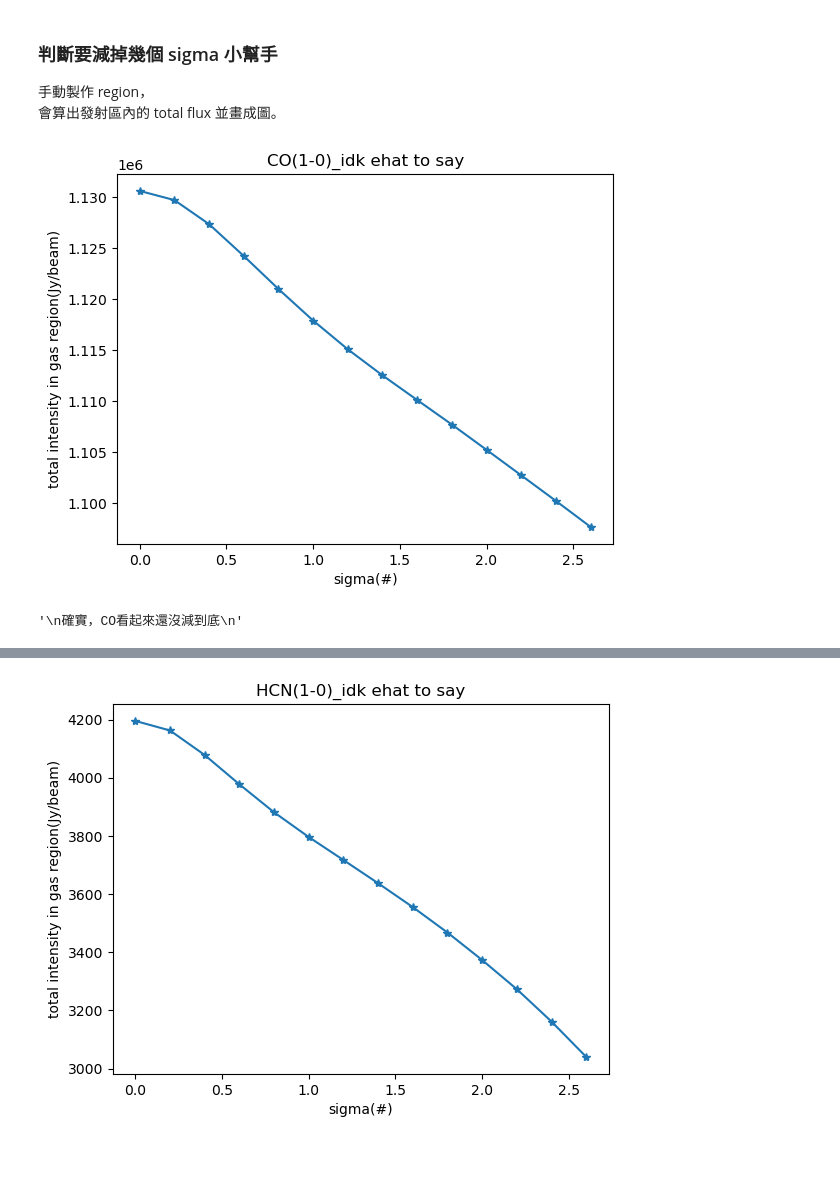
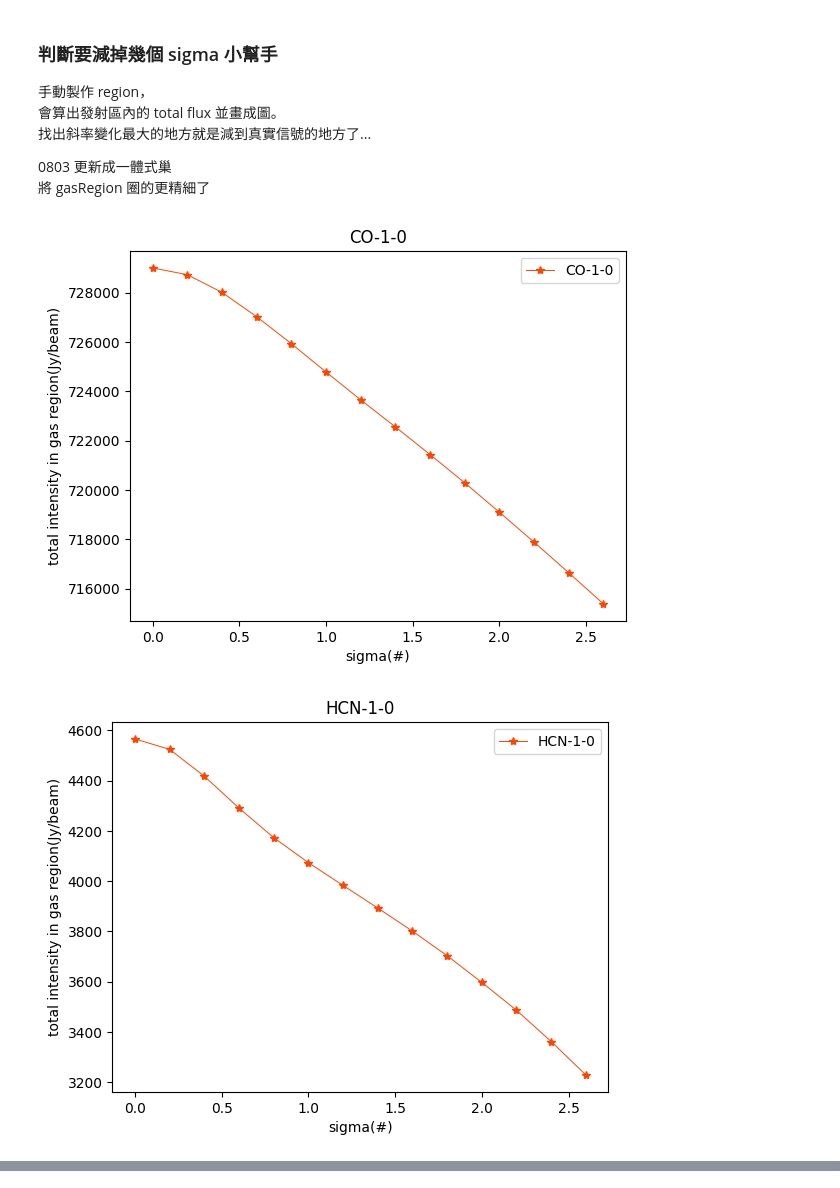
Before and after one commit to aqingo3o/Hello-Circinus, a Jupyter notebook: mom0_smoothFirst/py_how-many_sigma.ipynb, the cells around one changed output, grey strips where cells are left out. Saved outputs shown, nothing was run; the diff lists cells and outputs as text; code cells hidden in the pictures; blank space fills up the shorter version.

Commit message:
upgrade
0803 更新成一體式巢
將 gasRegion 圈的更精細了

加入一些美麗顏色，雖然之後好像沒有用上哈

```diff
--- a/mom0_smoothFirst/py_how-many_sigma.ipynb
+++ b/mom0_smoothFirst/py_how-many_sigma.ipynb
@@ -2,35 +2,42 @@
 ### 判斷要減掉幾個 sigma 小幫手
 手動製作 region，
 會算出發射區內的 total flux 並畫成圖。
+找出斜率變化最大的地方就是減到真實信號的地方了...
+
+0803 更新成一體式巢
+將 gasRegion 圈的更精細了
 # %%
 from casatasks import importfits, imstat
 import matplotlib.pyplot as plt
 import shutil
 # %%
 # 用了和 py_mom0_pipeline.ipynb 一樣的檔案系列
-# 應該兩個寫在一起的，ㄜ有機會再做
-#parti_fileName = ['HCN-1-0', 'HCO+-1-0', 'CN-J12-12', 'HNC-1-0']
-#chansL = ['1999~2245', '3155~3360', '3230~3400', '2715~2850'] # 譜線區
+
+mole_info = [('CO-1-0', 'deeppink'),
+             ('HCN-1-0', 'green'),
+             ('HCO+-1-0', 'salmon'),
+             ('CN-J12-12', 'royalblue'),
+             ('CN-J32-12', 'slateblue'),
+             ('HNC-1-0', 'darkcyan'),
+             ('CS-J2-1', 'darkorange')
+            ]
 NsigmaL = [0, 0.2, 0.4, 0.6, 0.8, 1.0, 1.2, 1.4, 1.6, 1.8, 2.0, 2.2, 2.4, 2.6]
 thisFile = '/Users/aqing/Documents/1004/Circinus_galaxy/Ratio-Map/mvp_smoothFirst/3_mom0_multi-sigma/' # 太長了不好看，設個
 # %%
-# CO(1-0)
-pixSum = [] # docs 說這和 flux(Jy) 好像不一樣
-for i in NsigmaL:
-        pathIN = f'{thisFile}CO-1-0_mom0_smoothed-4545_sigma{i}.fits'
-        importfits(fitsimage=pathIN, imagename='casaIN.im', overwrite=True)
-        staa = imstat('casaIN.im', region='CO-1-0_gasRegion-oval.crtf')
-        pixSum.append(staa['sum'])
-        shutil.rmtree('casaIN.im')
-
-plt.plot(NsigmaL, pixSum, marker='*')
-plt.title('CO(1-0)_idk ehat to say')
-plt.xlabel('sigma(#)')
-plt.ylabel('total intensity in gas region(Jy/beam)')
-plt.show()
-'''
-確實，CO看起來還沒減到底
-'''
+for m, c in mole_info:
+    pixSum = [] # docs 說這和 flux(Jy) 好像不一樣
+    for i in NsigmaL:
+            pathIN = f'{thisFile}{m}_mom0_smoothed-4545_sigma{i}.fits'
+            importfits(fitsimage=pathIN, imagename='casaIN.im', overwrite=True)
+            staa = imstat('casaIN.im', region=f'{m}_gasRegion.crtf')
+            pixSum.append(staa['sum'])
+            shutil.rmtree('casaIN.im')
+    plt.plot(NsigmaL, pixSum, marker='*', c='orangered', lw=0.7, label=m)
+    plt.title(f'{m}')
+    plt.xlabel('sigma(#)')
+    plt.ylabel('total intensity in gas region(Jy/beam)')
+    plt.legend()
+    plt.show() # 懶得用子圖了啦啦啦
 # %% [output]
-[figure, old version]
+[figure, new version]
-'\n確實，CO看起來還沒減到底\n'
+[figure, added]
@@ -37,17 +48,0 @@ plt.show()
-# %%
-# HCN(1-0)
-pixSum = [] # docs 說這和 flux(Jy) 好像不一樣
-for i in NsigmaL:
-        pathIN = f'{thisFile}HCN-1-0_mom0_smoothed-4545_sigma{i}.fits'
-        importfits(fitsimage=pathIN, imagename='casaIN.im', overwrite=True)
-        staa = imstat('casaIN.im', region='HCN-1-0_gasRegion-oval.crtf')
-        pixSum.append(staa['sum'])
-        shutil.rmtree('casaIN.im')
-
-plt.plot(NsigmaL, pixSum, marker='*')
-plt.title('HCN(1-0)_idk ehat to say')
-plt.xlabel('sigma(#)')
-plt.ylabel('total intensity in gas region(Jy/beam)')
-plt.show()
-# %% [output]
-[figure, removed]
```
Also changed, not shown: parts of 4 cells of this notebook.
